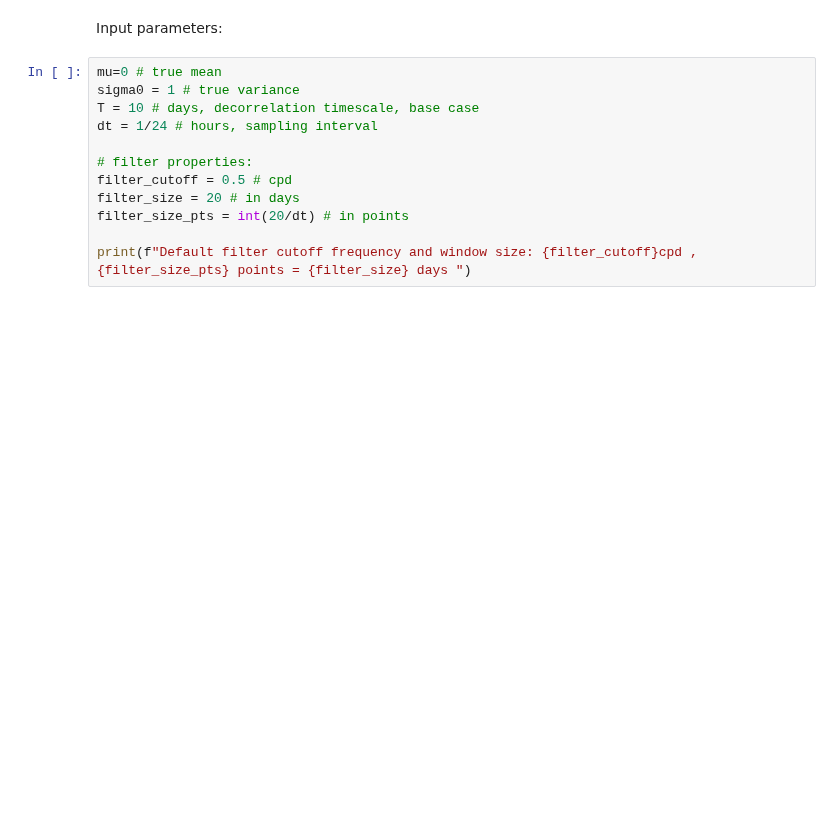
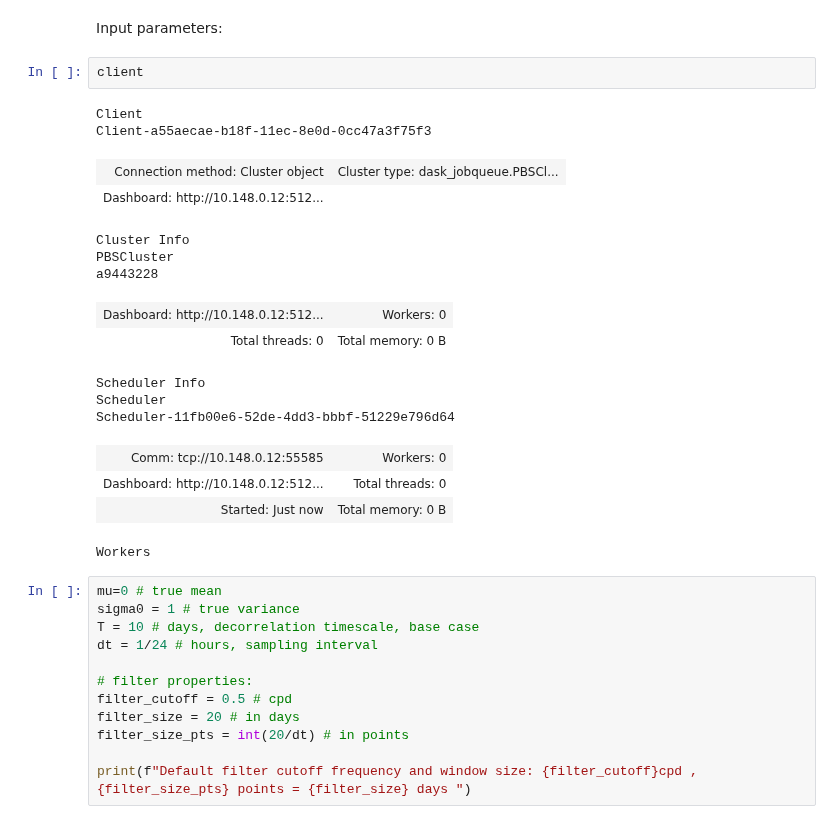
Before and after one commit to zcasparco/equinox_phd, a Jupyter notebook: synthetic_stats/energy_hf.ipynb, the cells around one changed output. Cells and saved outputs as stored; diff of their text form; blank space fills up the shorter version.

```diff
--- a/synthetic_stats/energy_hf.ipynb
+++ b/synthetic_stats/energy_hf.ipynb
@@ -60,5 +64,24 @@ client = Client(cluster)
 # %% [markdown]
 Input parameters:
+# %%
+client
+# %% [output]
+Client
+Client-a55aecae-b18f-11ec-8e0d-0cc47a3f75f3
+| Connection method: Cluster object | Cluster type: dask_jobqueue.PBSCl... |
+| Dashboard: http://10.148.0.12:512... |  |
+Cluster Info
+PBSCluster
+a9443228
+| Dashboard: http://10.148.0.12:512... | Workers: 0 |
+| Total threads: 0 | Total memory: 0 B |
+Scheduler Info
+Scheduler
+Scheduler-11fb00e6-52de-4dd3-bbbf-51229e796d64
+| Comm: tcp://10.148.0.12:55585 | Workers: 0 |
+| Dashboard: http://10.148.0.12:512... | Total threads: 0 |
+| Started: Just now | Total memory: 0 B |
+Workers
 # %%
 mu=0 # true mean
 sigma0 = 1 # true variance
```
Also changed, not shown: parts of 2 cells of this notebook, 1 other file.
